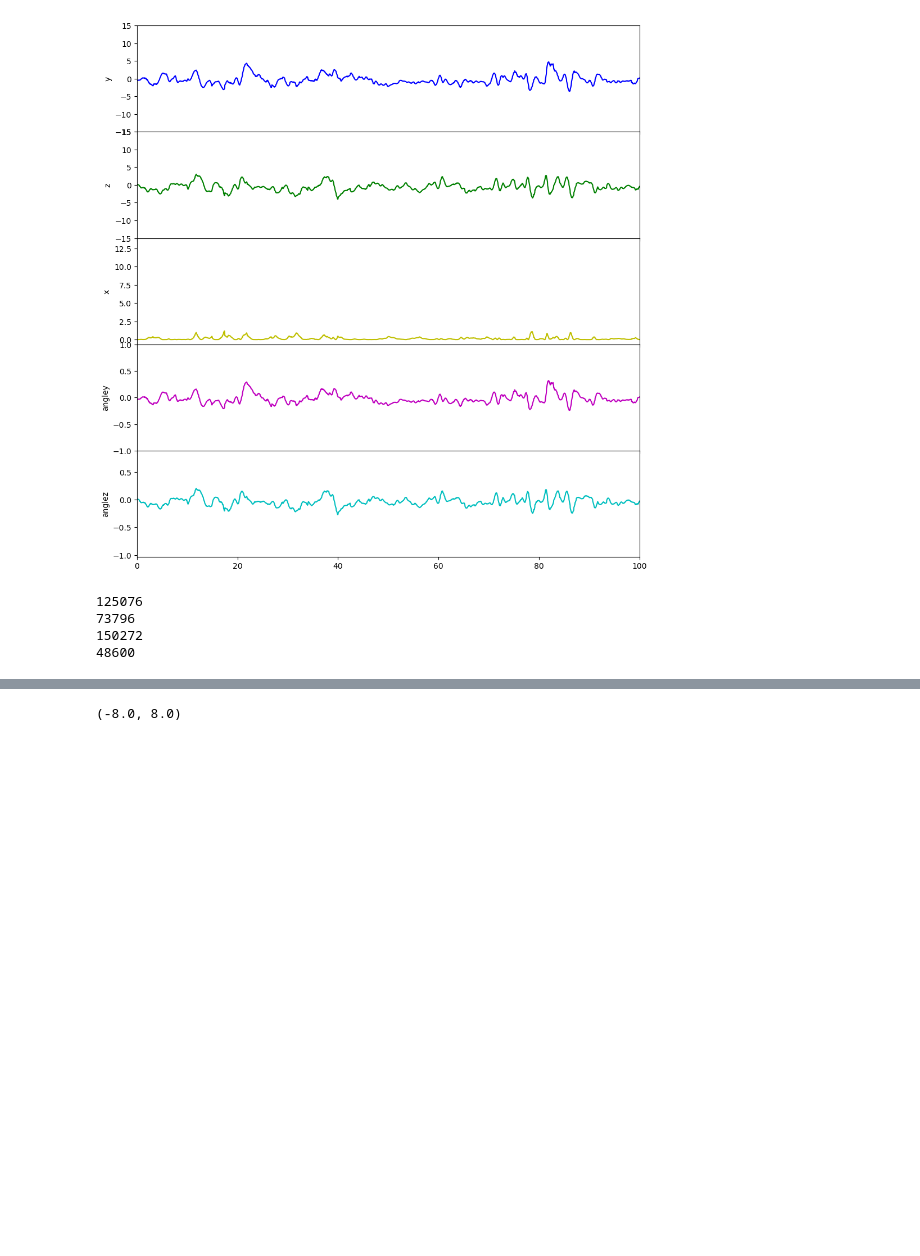
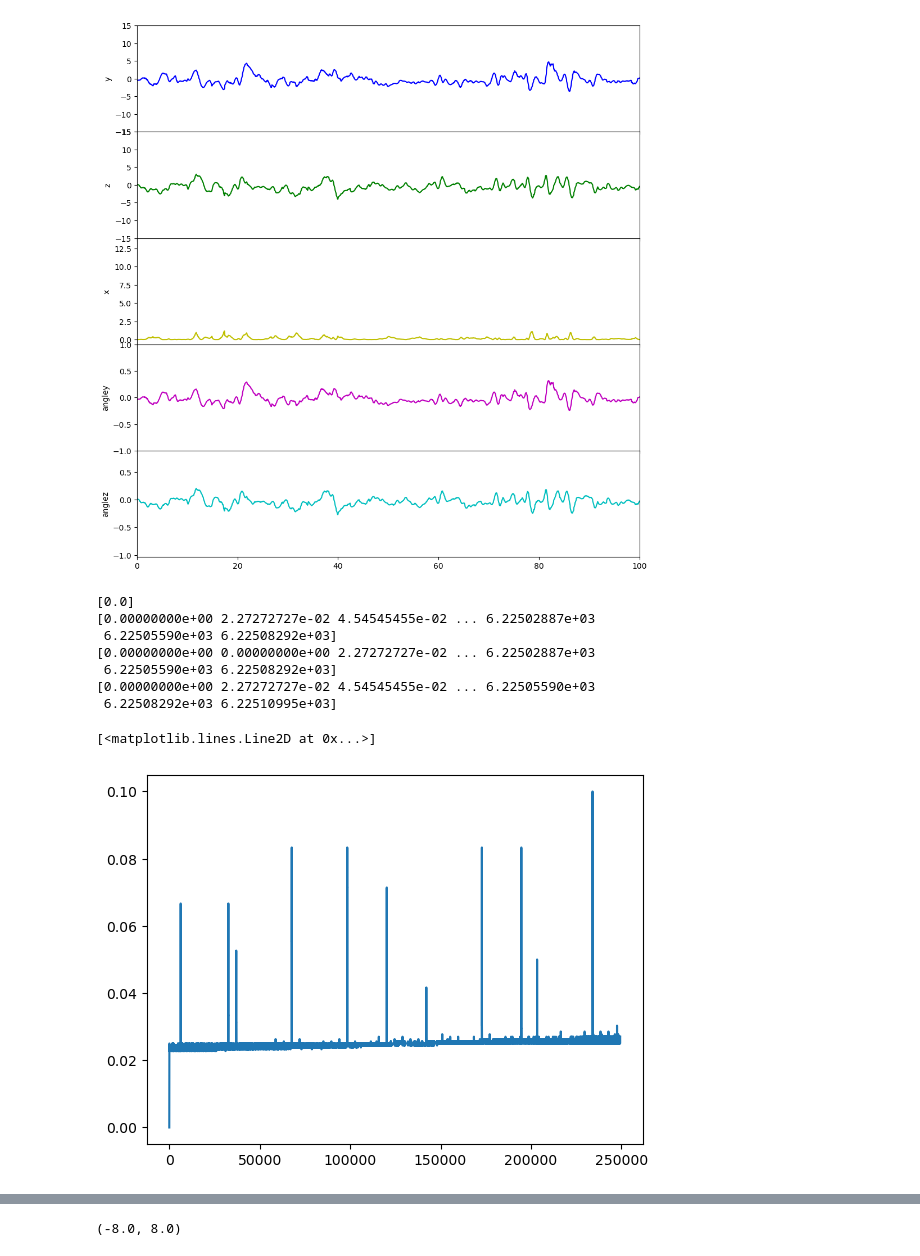
Before and after one commit to UMDBPP/TUFFcode, a Jupyter notebook: Data Analysis/data playground.ipynb, the cells around one changed output, grey strips where cells are left out. Drawn from its saved outputs; the diff is of its cells as text; code cells hidden in the pictures; blank space fills up the shorter version.

Commit message:
starting on resampling angle data

```diff
--- a/Data Analysis/data playground.ipynb
+++ b/Data Analysis/data playground.ipynb
@@ -115,12 +115,28 @@ plt.subplots_adjust(hspace=.0)
 # %% [output]
 [figure]
 # %%
-print(np.count_nonzero(angley < 0))
-print(np.count_nonzero(angley > 0))
-print(np.count_nonzero(anglez < 0))
-print(np.count_nonzero(anglez > 0))
+y2 = 'Time (s)'
+y3 = 'AngleX'
+
+arr1 = np.array(df[y2]).astype(np.double)
+arr2 = np.array(df[y3]).astype(np.double)
+
+print([arr1[0]])
+print(arr1[:-1])
+arr3 = np.concatenate(([arr1[0]], arr1[:-1]))
+print(arr3)
+print(arr1)
+arr2 = arr1 - arr3
+
+plt.plot(arr2)
+# plt.xlim([6250, 6350])
 # %% [output]
-125076
-73796
-150272
-48600
+[0.0]
+[0.00000000e+00 2.27272727e-02 4.54545455e-02 ... 6.22502887e+03
+ 6.22505590e+03 6.22508292e+03]
+[0.00000000e+00 0.00000000e+00 2.27272727e-02 ... 6.22502887e+03
+ 6.22505590e+03 6.22508292e+03]
+[0.00000000e+00 2.27272727e-02 4.54545455e-02 ... 6.22505590e+03
+ 6.22508292e+03 6.22510995e+03]
+[<matplotlib.lines.Line2D at 0x...>]
+[figure, added]
```
Also changed, not shown: parts of 1 cell of this notebook.
